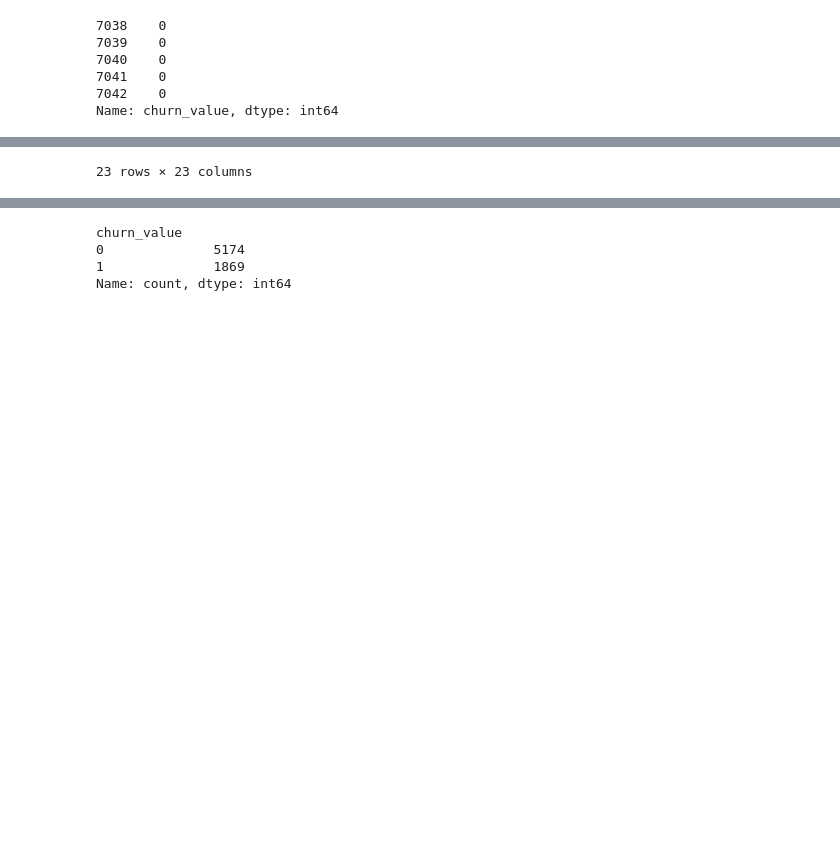
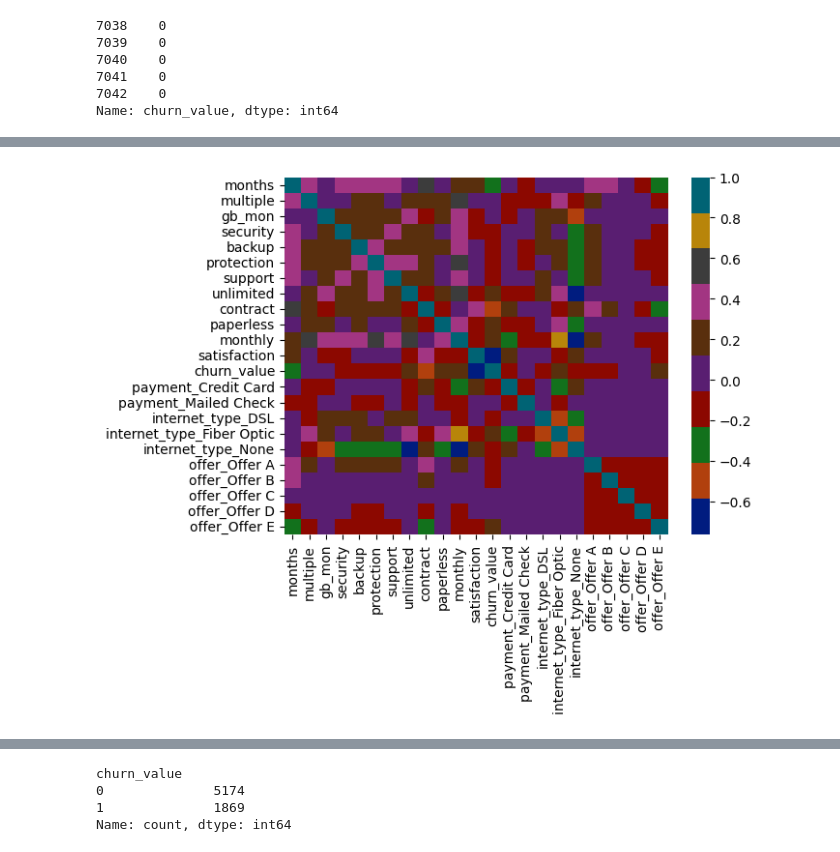
Before and after one commit to elmandili/Customer-Churn-Classification-Report, a Jupyter notebook: main.ipynb, the cells around one changed output, grey strips where cells are left out. Drawn from its saved outputs; the diff is of its cells as text; code cells hidden in the pictures; blank space fills up the shorter version.

Commit message:
readme and figures updated

```diff
--- a/main.ipynb
+++ b/main.ipynb
@@ -82,4 +79,5 @@ y = df[['churn_value']]
 # %%
 corr = df.corr()
-corr
+sns.heatmap(corr, cmap=sns.color_palette('dark'))
+plt.savefig('figures/correlation.png')
 # %% [output]
@@ -103,3 +84,3 @@ corr
-23 rows × 23 columns
+[figure, added]
 # %%
 y.value_counts().plot.bar()
```
Also changed, not shown: parts of 6 cells of this notebook, 4 other files.
